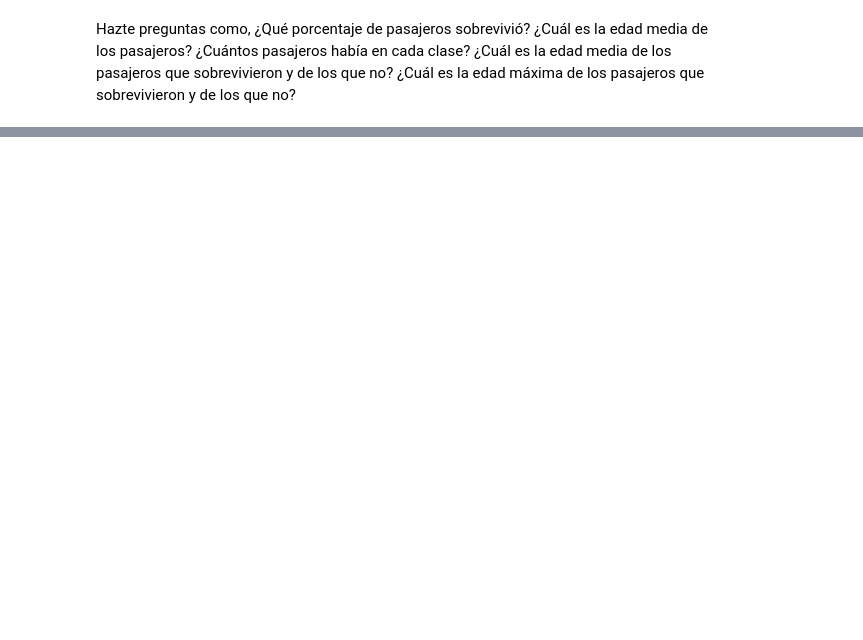
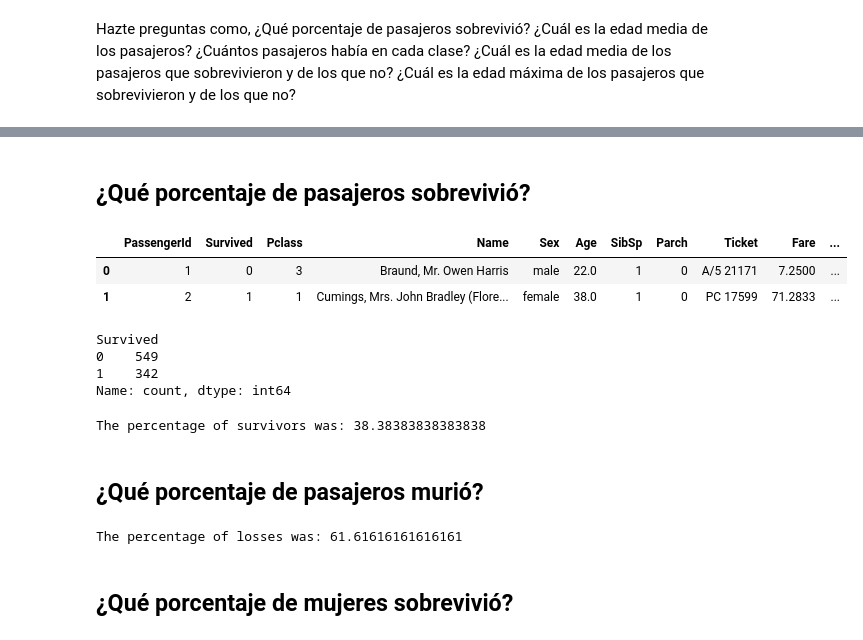
Before and after one commit to MarinaHolland/Python-Intro-for-Data-Science-at-CodeSpace, a Jupyter notebook: Notebooks/Lesson III - Pandas intro.ipynb, the cells around one changed output, grey strips where cells are left out. Drawn from its saved outputs; the diff is of its cells as text; code cells hidden in the pictures; blank space fills up the shorter version.

Commit message:
completed some titanic exercises

```diff
--- a/Notebooks/Lesson III - Pandas intro.ipynb
+++ b/Notebooks/Lesson III - Pandas intro.ipynb
@@ -539,8 +558,8 @@ El dataset de Titanic es un dataset muy famoso en el mundo del análisis de dato
 # %%
 CSV_PATH = "https://raw.githubusercontent.com/datasciencedojo/datasets/master/titanic.csv"
 
-df = pd.read_csv(CSV_PATH)
-df.head(5)
+df_titanic = pd.read_csv(CSV_PATH)
+df_titanic.head(5)
 # %% [output]
 |  | PassengerId | Survived | Pclass | Name | Sex | Age | SibSp | Parch | Ticket | Fare | ... |
 | 0 | 1 | 0 | 3 | Braund, Mr. Owen Harris | male | 22.0 | 1 | 0 | A/5 21171 | 7.2500 | ... |
@@ -552,0 +599,48 @@ Hazte preguntas como, ¿Qué porcentaje de pasajeros sobrevivió? ¿Cuál es la
+# %% [markdown]
+## ¿Qué porcentaje de pasajeros sobrevivió?
+# %%
+df_titanic.head(2)
+# %% [output]
+|  | PassengerId | Survived | Pclass | Name | Sex | Age | SibSp | Parch | Ticket | Fare | ... |
+| 0 | 1 | 0 | 3 | Braund, Mr. Owen Harris | male | 22.0 | 1 | 0 | A/5 21171 | 7.2500 | ... |
+| 1 | 2 | 1 | 1 | Cumings, Mrs. John Bradley (Flore... | female | 38.0 | 1 | 0 | PC 17599 | 71.2833 | ... |
+# %%
+#Checking first on how many people died and how many people survived
+survivors_vs_died = df_titanic['Survived']
+survivors_vs_died.value_counts()
+# %% [output]
+Survived
+0    549
+1    342
+Name: count, dtype: int64
+# %%
+#Creating a variable that collects the passengers who survived (condition)
+survived = df_titanic['Survived'] == 1
+
+#Counting how many people survived
+survived.value_counts()
+
+#Creating a varible with the mean of survivors
+survivors_percentage = np.mean(survived)*100
+
+#Printing the percentage
+print("The percentage of survivors was:",survivors_percentage)
+# %% [output]
+The percentage of survivors was: 38.38383838383838
+# %% [markdown]
+## ¿Qué porcentaje de pasajeros murió?
+# %%
+#Creating a variable with the passengers who died
+died = df_titanic['Survived'] == 0
+
+#Counting how many people died
+died.value_counts()
+
+#Creating a variable with the mean of people who didn't survived
+died_percentage = np.mean(died)*100
+
+print("The percentage of losses was:",died_percentage)
+# %% [output]
+The percentage of losses was: 61.61616161616161
+# %% [markdown]
+## ¿Qué porcentaje de mujeres sobrevivió?
```
Also changed, not shown: parts of 15 cells of this notebook.
